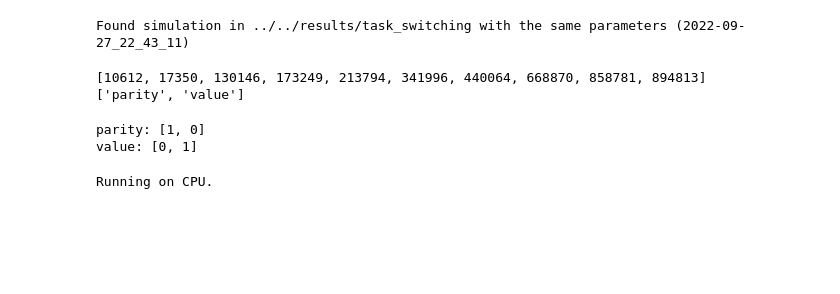
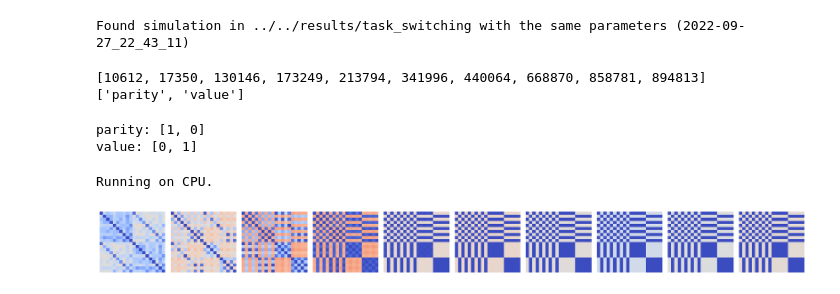
Before and after one commit to LofNaDI/neural-representations-multitasking, a Jupyter notebook: figures/figureS13/figureS13_mds_contexts_first.ipynb, the cells around one changed output. Saved outputs shown, nothing was run; the diff lists cells and outputs as text; code cells hidden in the pictures; blank space fills up the shorter version.

```diff
--- a/figures/figureS13/figureS13_mds_contexts_first.ipynb
+++ b/figures/figureS13/figureS13_mds_contexts_first.ipynb
@@ -93,6 +88,7 @@ criterion = nn.CrossEntropyLoss()
 seeds_task_swithing  = sorted(list(results_task_switching.keys()))
 list_activations = []
 list_numbers = []
+list_rdm = []
 
 for i_seed, seed in tqdm(enumerate(seeds_task_swithing), total=num_runs):
     state_dict = results_task_switching[seed]['model']
@@ -119,8 +115,34 @@ for i_seed, seed in tqdm(enumerate(seeds_task_swithing), total=num_runs):
                                                 device=device,
                                                 disable=True)
 
+    mean_activations = get_mean_activations(activations,
+                                            num_hidden,
+                                            list_labels=numbers,
+                                            tasks_names=tasks_names)
+
+    rdm_dict = calculate_rdm(mean_activations,
+                             tasks_names=tasks_names)
+
+
     list_activations.append(activations)
     list_numbers.append(numbers)
+    list_rdm.append(rdm_dict)
 # %% [output]
 Running on CPU.
+# %%
+mean_rdm = {}
+num_layers = len(num_hidden)
+
+for layer in range(num_layers):
+    mean_rdm[layer+1] = np.zeros_like(list_rdm[0][layer+1])
+    for rdm in list_rdm:
+        mean_rdm[layer+1] += rdm[layer+1]
+    mean_rdm[layer+1] /= num_runs
+
+fig, ax = plt.subplots(1, num_layers, figsize=(2 * num_layers, 2))
+plot_rdm(ax, mean_rdm, num_hidden, cmap='coolwarm', vmin=0, vmax=2)
+fig.tight_layout()
+plt.show()
+# %% [output]
+[figure, added]
 # %%
```
Also changed, not shown: parts of 3 cells of this notebook, 6 other files.
